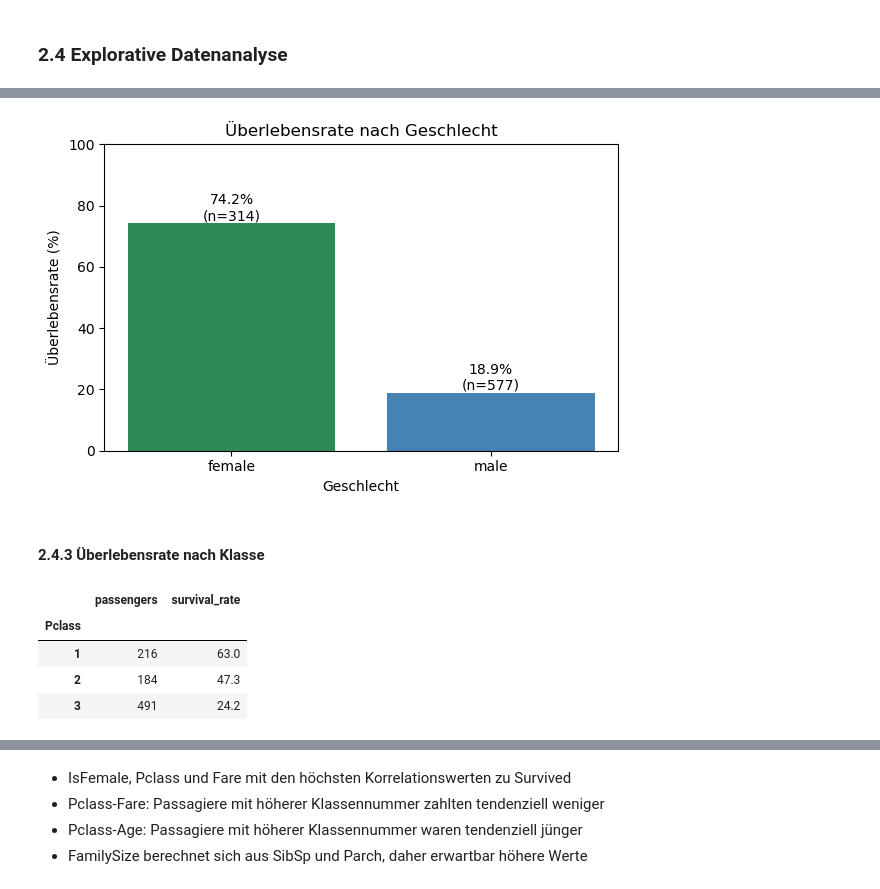
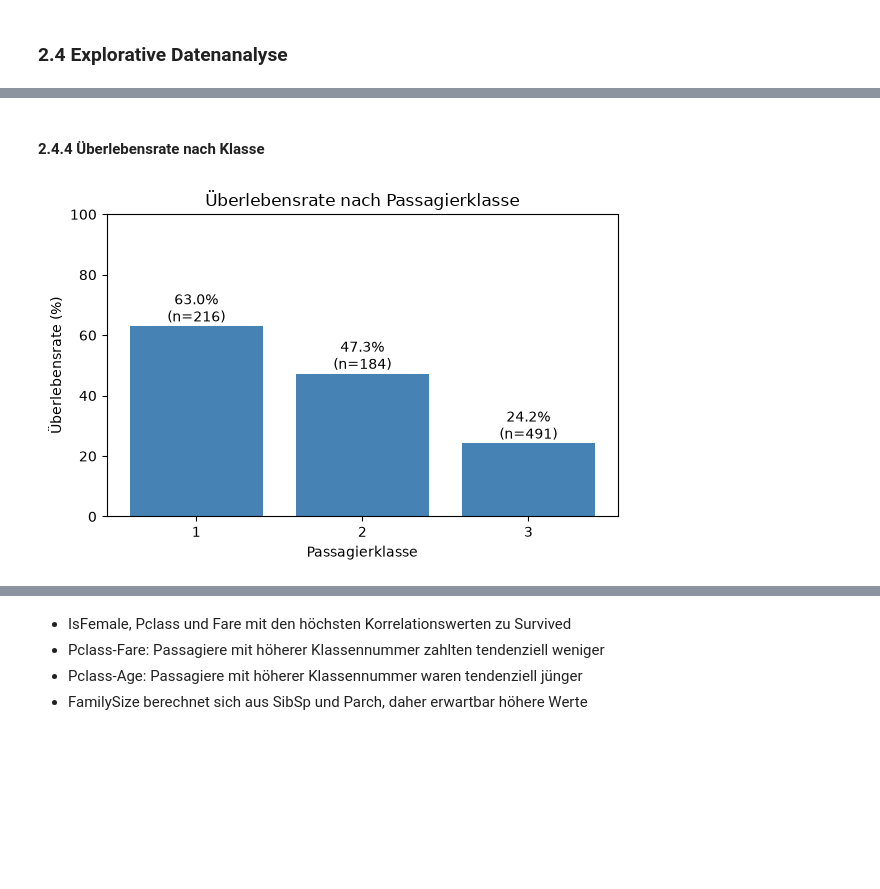
Before and after one commit to dhubmann/titanic, a Jupyter notebook: titanic.ipynb, the cells around one changed output, grey strips where cells are left out. Saved outputs shown, nothing was run; the diff lists cells and outputs as text; code cells hidden in the pictures; blank space fills up the shorter version.

```diff
--- a/titanic.ipynb
+++ b/titanic.ipynb
@@ -308,51 +430,43 @@ sex_survival
-# %%
-fig, ax = plt.subplots(figsize=(6, 4))
-
-bars = ax.bar(
-    sex_survival.index,
-    sex_survival["survival_rate"],
-    color=["seagreen", "steelblue"]
-)
-
-for bar, count, rate in zip(
-    bars,
-    sex_survival["passengers"],
-    sex_survival["survival_rate"]
-):
-    ax.text(
-        bar.get_x() + bar.get_width() / 2,
-        bar.get_height(),
-        f"{rate:.1f}%\n(n={count})",
-        ha="center",
-        va="bottom"
-    )
-
-ax.set_title("Überlebensrate nach Geschlecht")
-ax.set_xlabel("Geschlecht")
-ax.set_ylabel("Überlebensrate (%)")
-ax.set_ylim(0, 100)
-
-plt.tight_layout()
-plt.show()
-# %% [output]
-[figure, removed]
 # %% [markdown]
-#### 2.4.3 Überlebensrate nach Klasse
+#### 2.4.4 Überlebensrate nach Klasse
 # %%
 # Survival rate by class
 class_survival = (
     train_data.groupby("Pclass")["Survived"]
     .agg(passengers="count", survival_rate="mean")
 )
 
 class_survival["survival_rate"] = (
     class_survival["survival_rate"] * 100
 ).round(1)
 
-class_survival
+fig, ax = plt.subplots(figsize=(6, 4))
+
+bars = ax.bar(
+    class_survival.index.astype(str),
+    class_survival["survival_rate"],
+    color="steelblue"
+)
+
+for bar, count, rate in zip(
+    bars,
+    class_survival["passengers"],
+    class_survival["survival_rate"]
+):
+    ax.text(
+        bar.get_x() + bar.get_width() / 2,
+        bar.get_height(),
+        f"{rate:.1f}%\n(n={count})",
+        ha="center",
+        va="bottom"
+    )
+
+ax.set_title("Überlebensrate nach Passagierklasse")
+ax.set_xlabel("Passagierklasse")
+ax.set_ylabel("Überlebensrate (%)")
+ax.set_ylim(0, 100)
+
+plt.tight_layout()
+plt.show()
 # %% [output]
-|  | passengers | survival_rate |
-| Pclass |  |  |
-| 1 | 216 | 63.0 |
-| 2 | 184 | 47.3 |
-| 3 | 491 | 24.2 |
+[figure, added]
```
Also changed, not shown: parts of 67 cells of this notebook.
